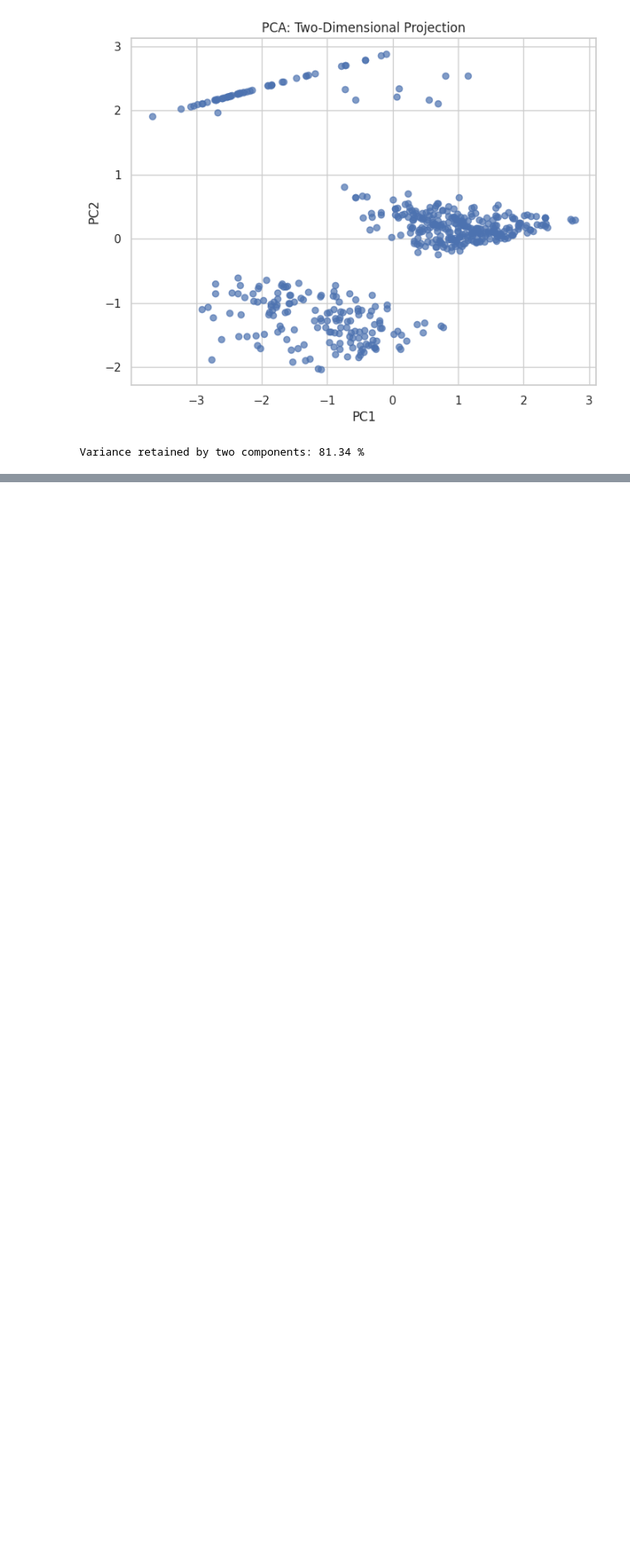
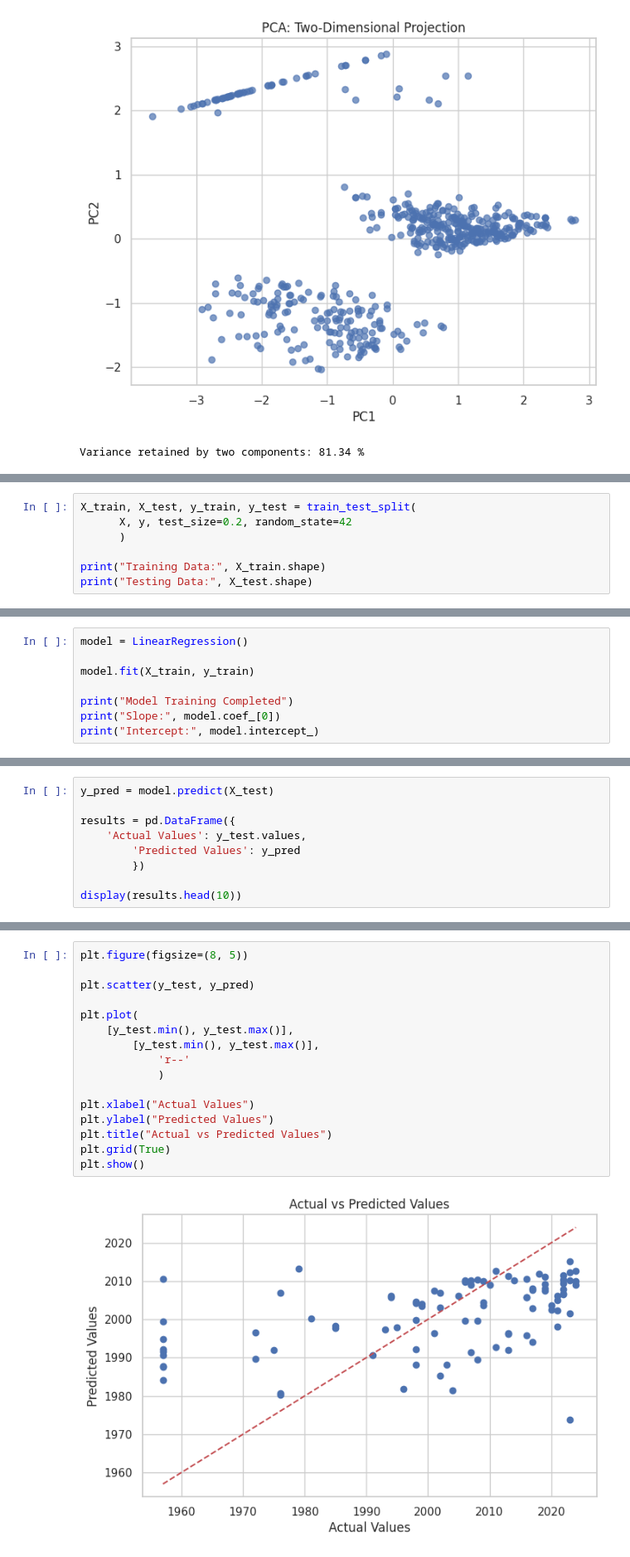
Before and after one commit to nimmakayalaakshaya/akshaya_nimmakayala, a Jupyter notebook: phase1.ipynb, the cells around one changed output, grey strips where cells are left out. Shown at 83% size. Cells and saved outputs as stored; diff of their text form; blank space fills up the shorter version.

```diff
--- a/phase1.ipynb
+++ b/phase1.ipynb
@@ -1126,0 +1166,7 @@ Variance retained by two components: 81.34 %
+# %%
+X_train, X_test, y_train, y_test = train_test_split(
+      X, y, test_size=0.2, random_state=42
+      )
+
+print("Training Data:", X_train.shape)
+print("Testing Data:", X_test.shape)
@@ -1126,0 +1176,8 @@ Variance retained by two components: 81.34 %
+# %%
+model = LinearRegression()
+
+model.fit(X_train, y_train)
+
+print("Model Training Completed")
+print("Slope:", model.coef_[0])
+print("Intercept:", model.intercept_)
@@ -1126,0 +1188,9 @@ Variance retained by two components: 81.34 %
+# %%
+y_pred = model.predict(X_test)
+
+results = pd.DataFrame({
+    'Actual Values': y_test.values,
+        'Predicted Values': y_pred
+        })
+
+display(results.head(10))
@@ -1126,0 +1253,18 @@ Variance retained by two components: 81.34 %
+# %%
+plt.figure(figsize=(8, 5))
+
+plt.scatter(y_test, y_pred)
+
+plt.plot(
+    [y_test.min(), y_test.max()],
+        [y_test.min(), y_test.max()],
+            'r--'
+            )
+
+plt.xlabel("Actual Values")
+plt.ylabel("Predicted Values")
+plt.title("Actual vs Predicted Values")
+plt.grid(True)
+plt.show()
+# %% [output]
+[figure, added]
```
Also changed, not shown: parts of 10 cells of this notebook.
